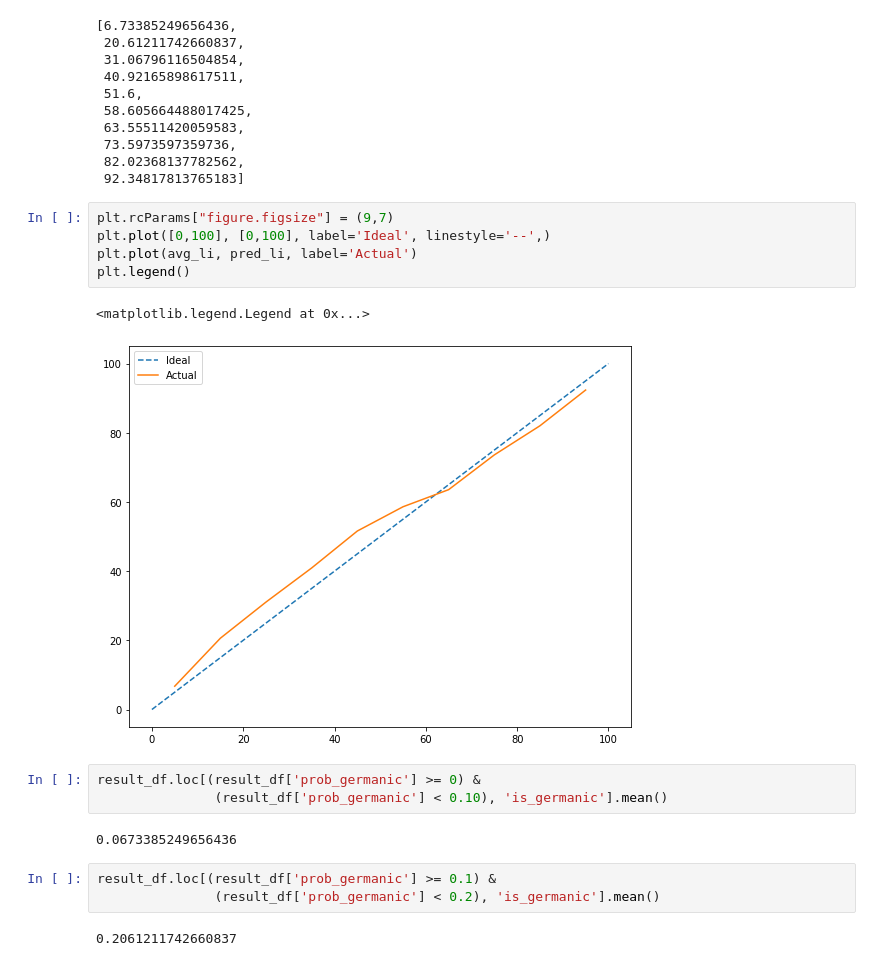
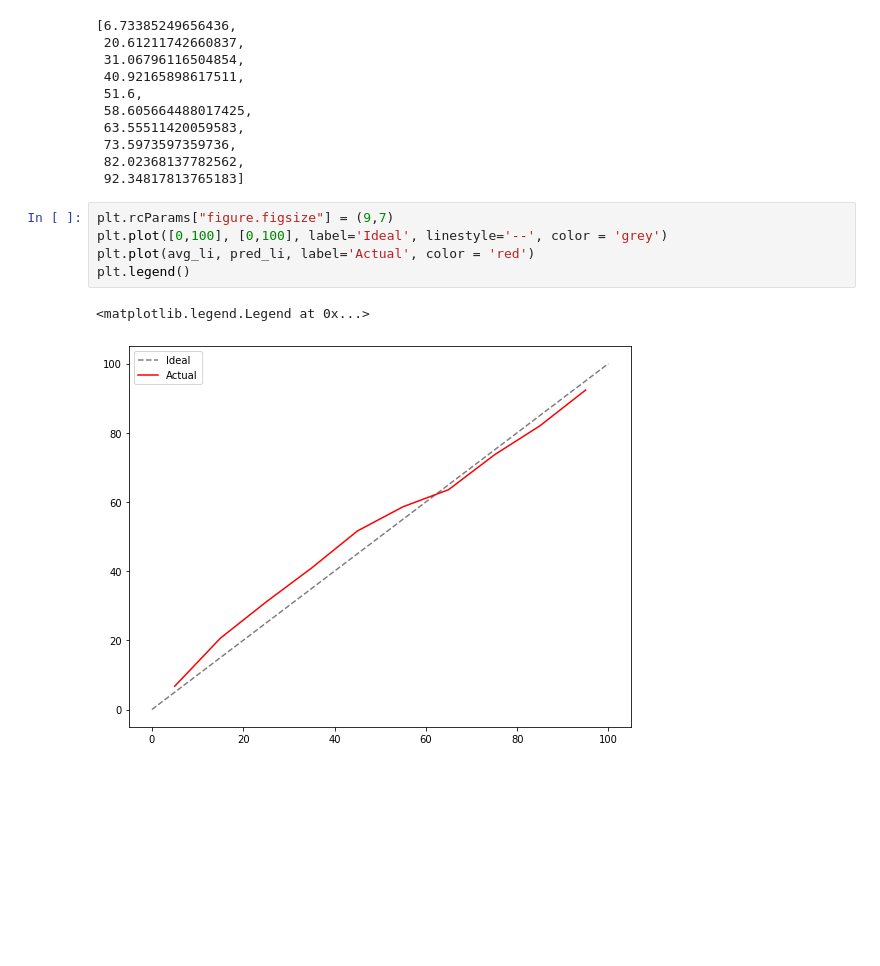
Before and after one commit to MarshallKrakauer/Etymology, a Jupyter notebook: KerasRNN.ipynb, the cells around one changed output. Cells and saved outputs as stored; diff of their text form; blank space fills up the shorter version.

```diff
--- a/KerasRNN.ipynb
+++ b/KerasRNN.ipynb
@@ -243,19 +244,9 @@ pred_li
  92.34817813765183]
 # %%
 plt.rcParams["figure.figsize"] = (9,7)
-plt.plot([0,100], [0,100], label='Ideal', linestyle='--',)
-plt.plot(avg_li, pred_li, label='Actual')
+plt.plot([0,100], [0,100], label='Ideal', linestyle='--', color = 'grey')
+plt.plot(avg_li, pred_li, label='Actual', color = 'red')
 plt.legend()
 # %% [output]
 <matplotlib.legend.Legend at 0x...>
-[figure, old version]
+[figure, new version]
-# %%
-result_df.loc[(result_df['prob_germanic'] >= 0) &
-               (result_df['prob_germanic'] < 0.10), 'is_germanic'].mean()
-# %% [output]
-0.0673385249656436
-# %%
-result_df.loc[(result_df['prob_germanic'] >= 0.1) &
-               (result_df['prob_germanic'] < 0.2), 'is_germanic'].mean()
-# %% [output]
-0.2061211742660837
```
Also changed, not shown: parts of 11 cells of this notebook.
